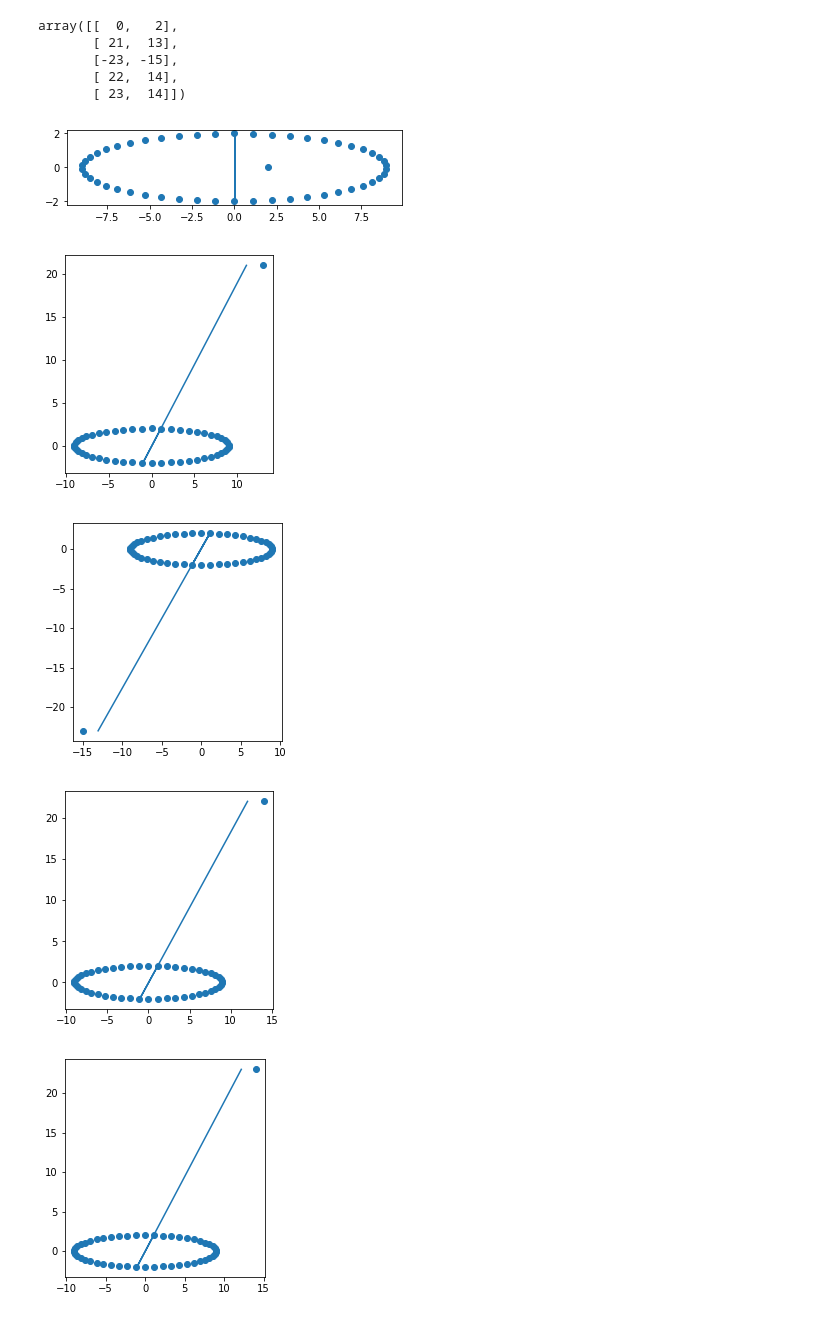
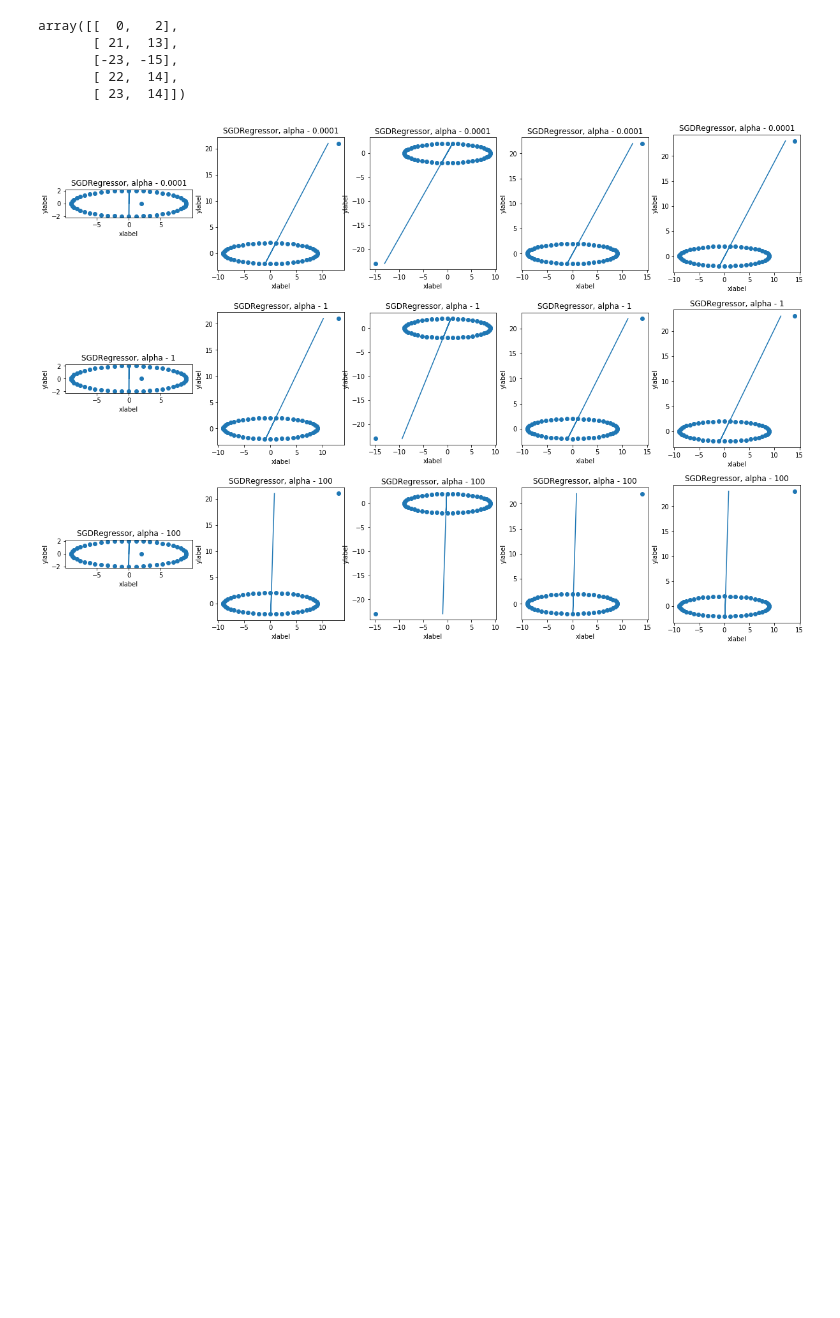
Before and after one commit to mistertandon/reactjs-misc-functional-050-cicd-heroku-configuration, a Jupyter notebook: 8C_self_LR_SVM.ipynb, the cells around one changed output. Saved outputs shown, nothing was run; the diff lists cells and outputs as text; code cells hidden in the pictures; blank space fills up the shorter version.

Commit message:
feat: 8.C : Plot graph for different values of alpha.

```diff
--- a/8C_self_LR_SVM.ipynb
+++ b/8C_self_LR_SVM.ipynb
@@ -115,37 +115,36 @@ array([[  0,   2],
 # %%
 sgd_reg = SGDRegressor(loss = 'squared_loss', penalty = 'l2', random_state = 0)
 # %%
+fig, ax = plt.subplots(nrows = 3, ncols = 5, figsize = (20, 12), constrained_layout = True)
+plt.subplots_adjust(left = 0.2, bottom = 0.1, right = 1, top = 1)
+count = 1
+
 for name, alphas in params.items():
 
     for alpha in alphas:
 
         for x_outlier, y_outlier in outliers:
+
+            ax = plt.subplot(3, 5, count, xlabel = 'xlabel', ylabel = 'ylabel', title = "SGDRegressor, alpha - {}".format(alpha))
+            count += 1
 
             X = np.append(X, x_outlier)
             Y = np.append(Y, y_outlier)
 
             sgd_reg.set_params(**{name: alpha})
             sgd_reg.fit(X.reshape(-1, 1), Y.reshape(-1, 1))
 
             coef_ = sgd_reg.coef_[0]
             intercept_ = sgd_reg.intercept_[0]
 
             y_hat = sgd_reg.predict(X.reshape(-1, 1))
 
-
-
-
-            fig = plt.figure()
             ax = fig.gca()
             ax.axes.set_aspect('equal')
             ax.scatter(Y, X)
             ax.plot(y_hat, X)
 
             X = np.delete(X, -1)
             Y = np.delete(Y, -1)
 # %% [output]
-[figure, old version]
+[figure, new version]
-[figure, removed]
-[figure, removed]
-[figure, removed]
-[figure, removed]
```
Also changed, not shown: parts of 1 cell of this notebook.
